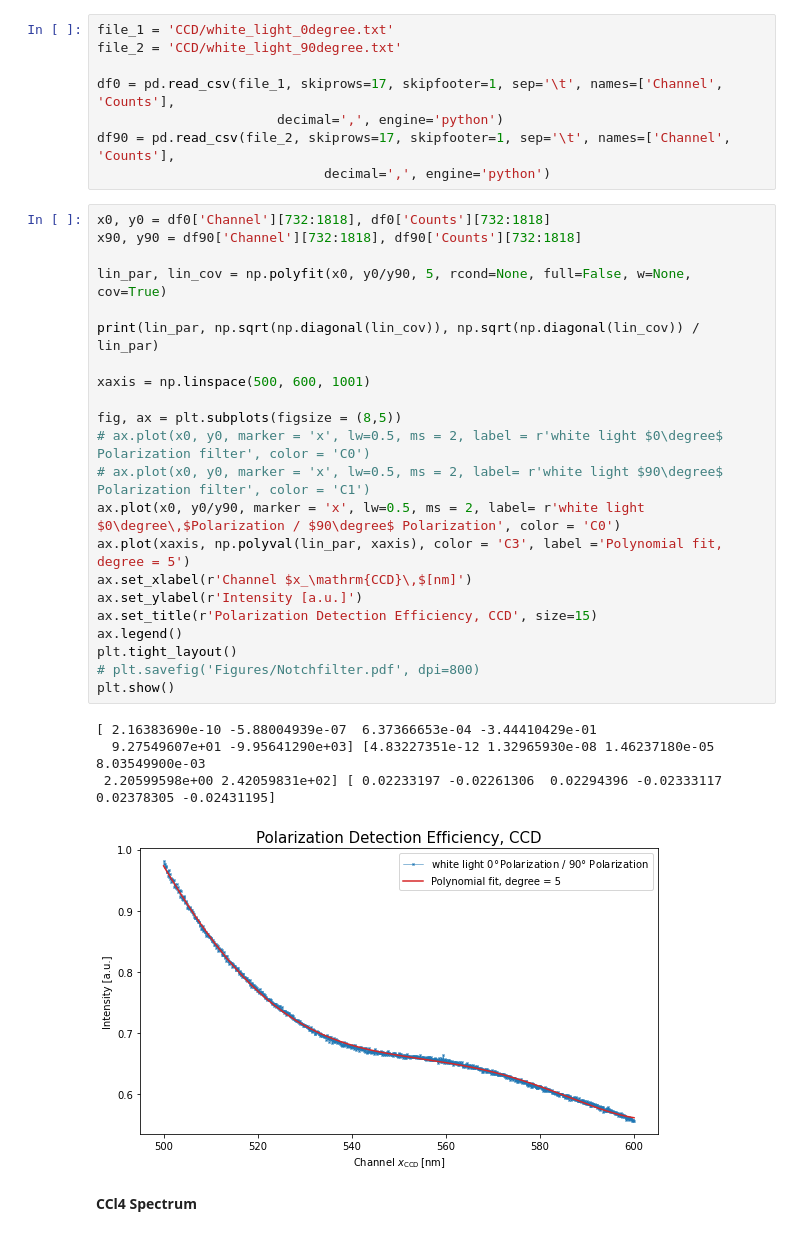
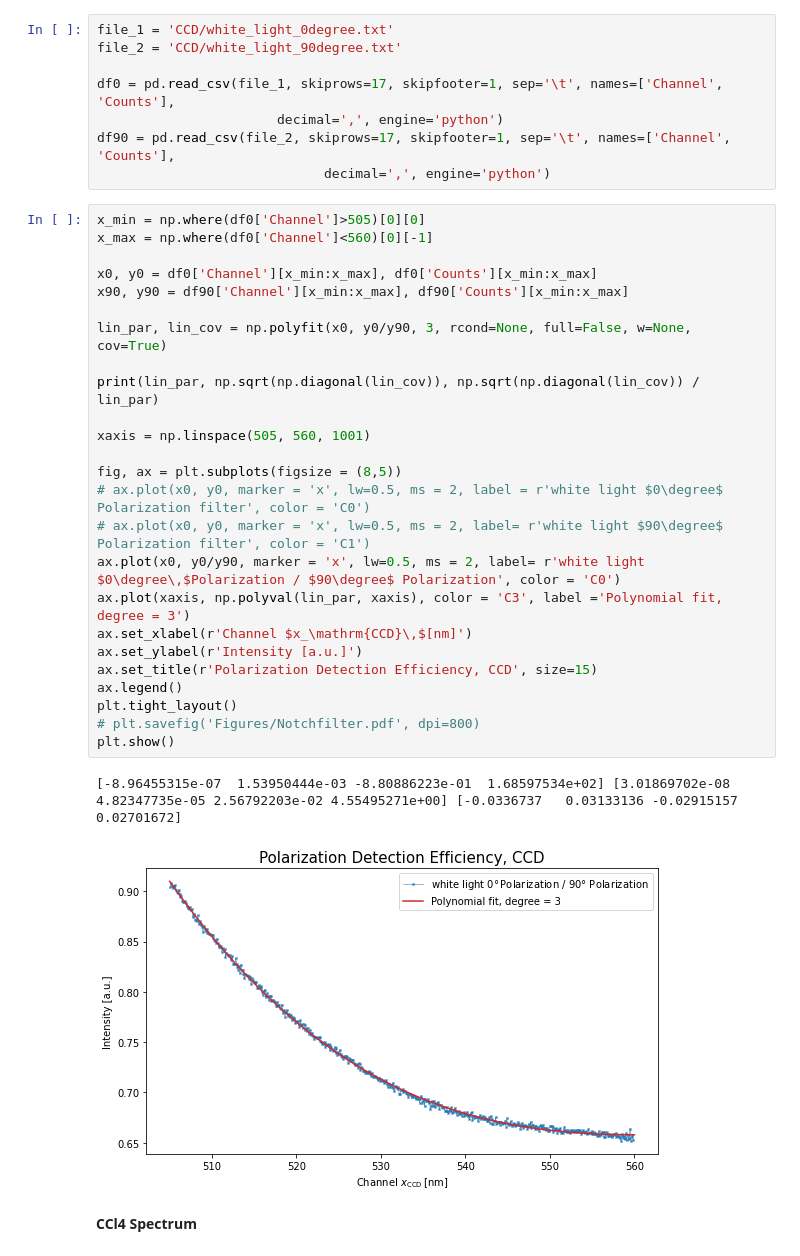
Before and after one commit to nicolaigoelz/Raman, a Jupyter notebook: CCD_Probe_Spectra.ipynb, the cells around one changed output. Drawn from its saved outputs; the diff is of its cells as text.

```diff
--- a/CCD_Probe_Spectra.ipynb
+++ b/CCD_Probe_Spectra.ipynb
@@ -96,32 +96,33 @@ df0 = pd.read_csv(file_1, skiprows=17, skipfooter=1, sep='\t', names=['Channel',
 df90 = pd.read_csv(file_2, skiprows=17, skipfooter=1, sep='\t', names=['Channel', 'Counts'],
                              decimal=',', engine='python')
 # %%
-x0, y0 = df0['Channel'][732:1818], df0['Counts'][732:1818]
-x90, y90 = df90['Channel'][732:1818], df90['Counts'][732:1818]
+x_min = np.where(df0['Channel']>505)[0][0]
+x_max = np.where(df0['Channel']<560)[0][-1]
 
-lin_par, lin_cov = np.polyfit(x0, y0/y90, 5, rcond=None, full=False, w=None, cov=True)
+x0, y0 = df0['Channel'][x_min:x_max], df0['Counts'][x_min:x_max]
+x90, y90 = df90['Channel'][x_min:x_max], df90['Counts'][x_min:x_max]
+
+lin_par, lin_cov = np.polyfit(x0, y0/y90, 3, rcond=None, full=False, w=None, cov=True)
 
 print(lin_par, np.sqrt(np.diagonal(lin_cov)), np.sqrt(np.diagonal(lin_cov)) / lin_par)
 
-xaxis = np.linspace(500, 600, 1001)
+xaxis = np.linspace(505, 560, 1001)
 
 fig, ax = plt.subplots(figsize = (8,5))
 # ax.plot(x0, y0, marker = 'x', lw=0.5, ms = 2, label = r'white light $0\degree$ Polarization filter', color = 'C0')
 # ax.plot(x0, y0, marker = 'x', lw=0.5, ms = 2, label= r'white light $90\degree$ Polarization filter', color = 'C1')
 ax.plot(x0, y0/y90, marker = 'x', lw=0.5, ms = 2, label= r'white light $0\degree\,$Polarization / $90\degree$ Polarization', color = 'C0')
-ax.plot(xaxis, np.polyval(lin_par, xaxis), color = 'C3', label ='Polynomial fit, degree = 5')
+ax.plot(xaxis, np.polyval(lin_par, xaxis), color = 'C3', label ='Polynomial fit, degree = 3')
 ax.set_xlabel(r'Channel $x_\mathrm{CCD}\,$[nm]')
 ax.set_ylabel(r'Intensity [a.u.]')
 ax.set_title(r'Polarization Detection Efficiency, CCD', size=15)
 ax.legend()
 plt.tight_layout()
 # plt.savefig('Figures/Notchfilter.pdf', dpi=800)
 plt.show()
 # %% [output]
-[ 2.16383690e-10 -5.88004939e-07  6.37366653e-04 -3.44410429e-01
-  9.27549607e+01 -9.95641290e+03] [4.83227351e-12 1.32965930e-08 1.46237180e-05 8.03549900e-03
- 2.20599598e+00 2.42059831e+02] [ 0.02233197 -0.02261306  0.02294396 -0.02333117  0.02378305 -0.02431195]
+[-8.96455315e-07  1.53950444e-03 -8.80886223e-01  1.68597534e+02] [3.01869702e-08 4.82347735e-05 2.56792203e-02 4.55495271e+00] [-0.0336737   0.03133136 -0.02915157  0.02701672]
-[figure, old version]
+[figure, new version]
 # %% [markdown]
 **CCl4 Spectrum**
 # %%
```
Also changed, not shown: parts of 7 cells of this notebook, 4 other files.
